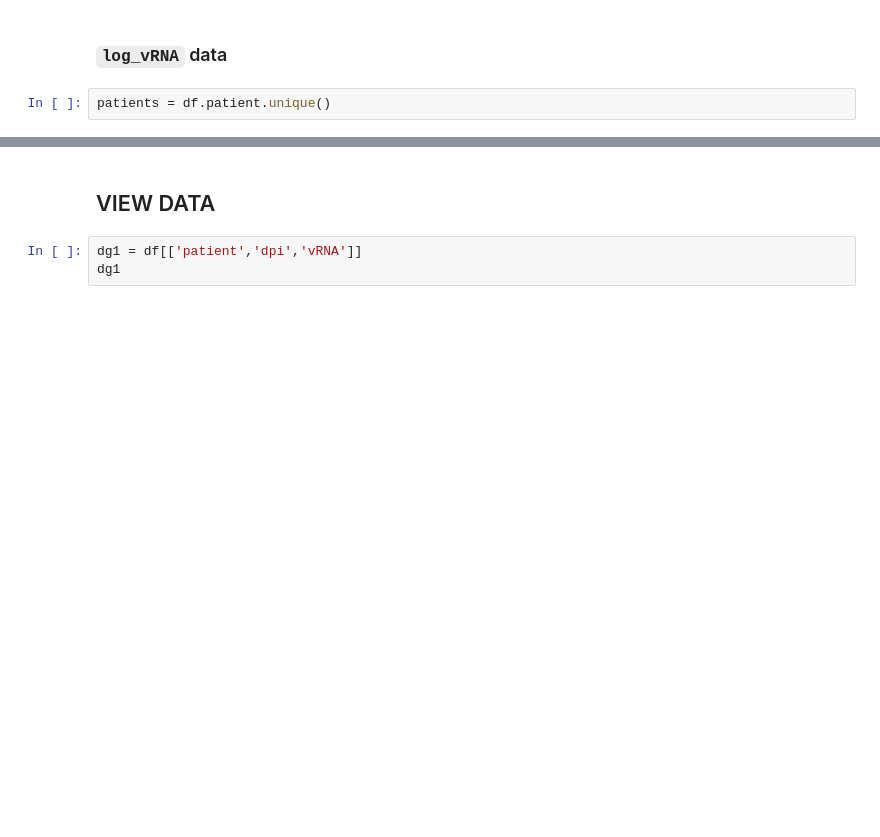
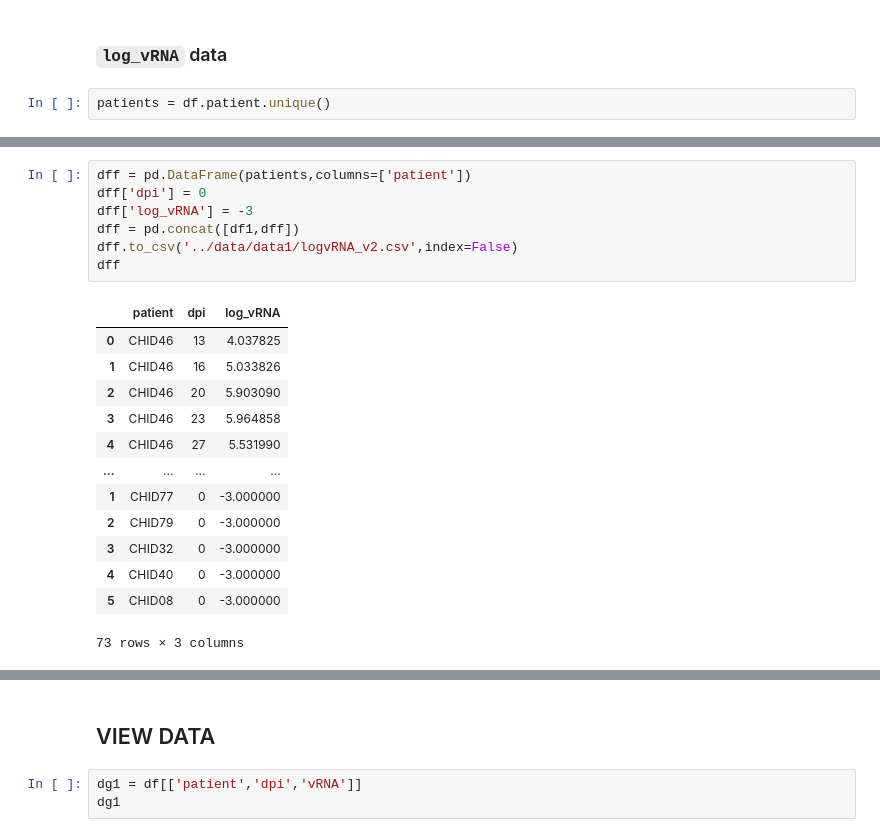
Before and after one commit to yd124/HIVintern2022Summer, a Jupyter notebook: data_cleaning/data.ipynb, the cells around one changed output, grey strips where cells are left out. Drawn from its saved outputs; the diff is of its cells as text; blank space fills up the shorter version.

```diff
--- a/data_cleaning/data.ipynb
+++ b/data_cleaning/data.ipynb
@@ -35,0 +51,21 @@ df1.to_csv('../data/data1/logvRNA.csv',index=False)
+# %%
+dff = pd.DataFrame(patients,columns=['patient'])
+dff['dpi'] = 0
+dff['log_vRNA'] = -3
+dff = pd.concat([df1,dff])
+dff.to_csv('../data/data1/logvRNA_v2.csv',index=False)
+dff
+# %% [output]
+|  | patient | dpi | log_vRNA |
+| 0 | CHID46 | 13 | 4.037825 |
+| 1 | CHID46 | 16 | 5.033826 |
+| 2 | CHID46 | 20 | 5.903090 |
+| 3 | CHID46 | 23 | 5.964858 |
+| 4 | CHID46 | 27 | 5.531990 |
+| ... | ... | ... | ... |
+| 1 | CHID77 | 0 | -3.000000 |
+| 2 | CHID79 | 0 | -3.000000 |
+| 3 | CHID32 | 0 | -3.000000 |
+| 4 | CHID40 | 0 | -3.000000 |
+| 5 | CHID08 | 0 | -3.000000 |
+73 rows × 3 columns
```
Also changed, not shown: parts of 9 cells of this notebook, 10 other files.
